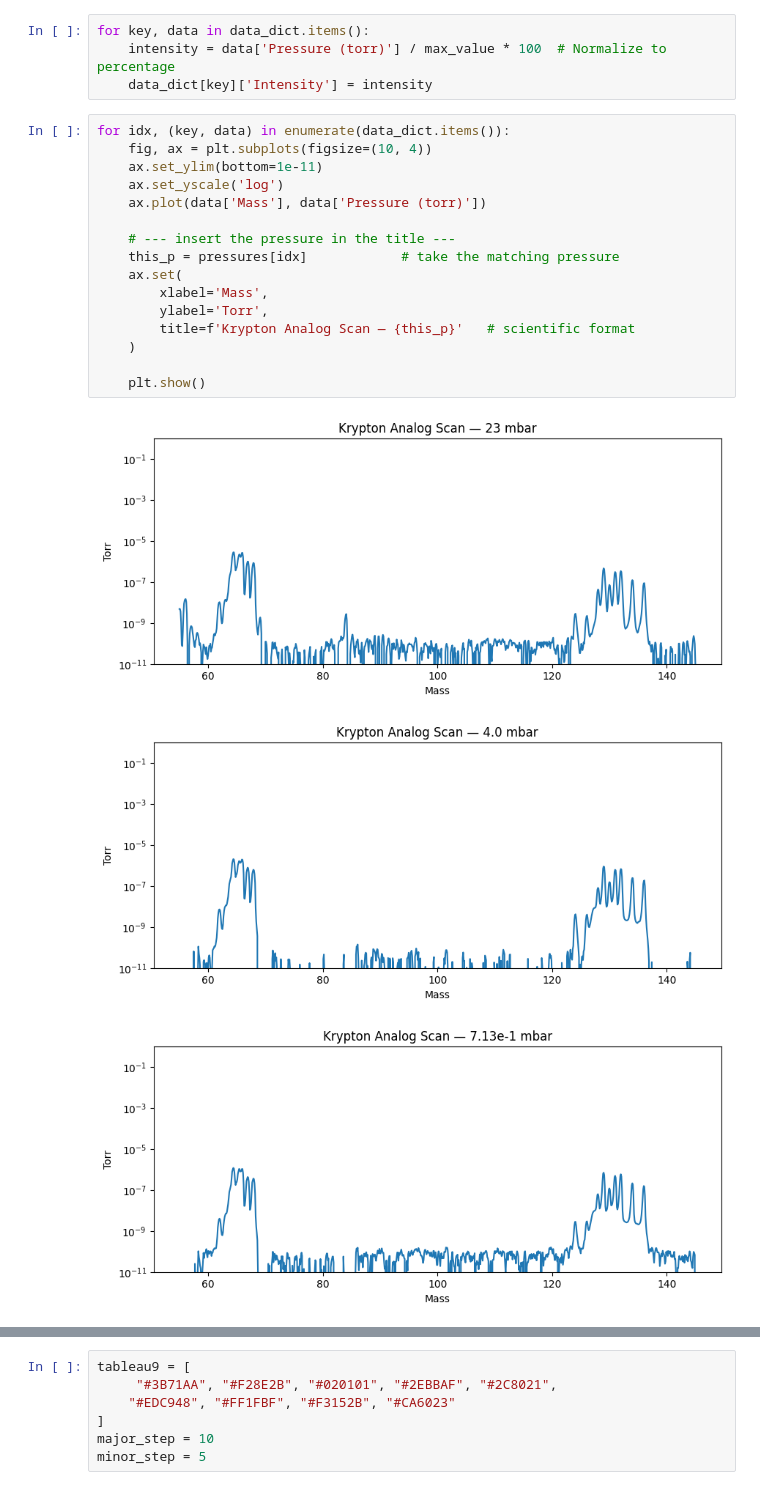
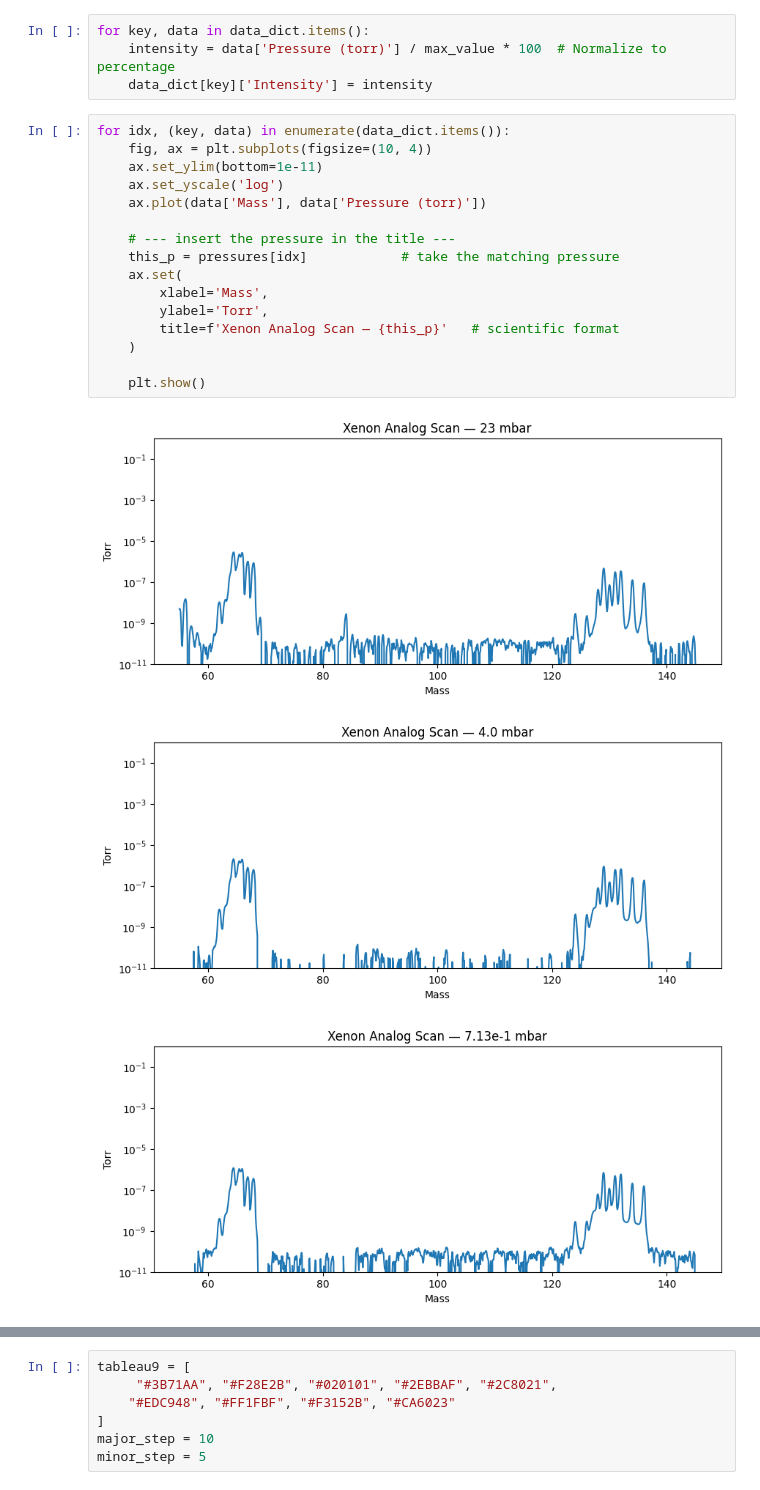
Before and after one commit to kearb-stomp/AdvLabs, a Jupyter notebook: Lab 3/Task 2.ipynb, the cells around one changed output, grey strips where cells are left out. Cells and saved outputs as stored; diff of their text form.

```diff
--- a/Lab 3/Task 2.ipynb
+++ b/Lab 3/Task 2.ipynb
@@ -65,20 +65,20 @@ for key, data in data_dict.items():
 # %%
 for idx, (key, data) in enumerate(data_dict.items()):
     fig, ax = plt.subplots(figsize=(10, 4))
     ax.set_ylim(bottom=1e-11)
     ax.set_yscale('log')
     ax.plot(data['Mass'], data['Pressure (torr)'])
 
     # --- insert the pressure in the title ---
     this_p = pressures[idx]            # take the matching pressure
     ax.set(
         xlabel='Mass',
         ylabel='Torr',
-        title=f'Krypton Analog Scan — {this_p}'   # scientific format
+        title=f'Xenon Analog Scan — {this_p}'   # scientific format
     )
 
     plt.show()
 # %% [output]
-[figure, old version]
+[figure, new version]
-[figure, old version]
+[figure, new version]
-[figure, old version]
+[figure, new version]
```
Also changed, not shown: parts of 4 cells of this notebook, 4 other files.
